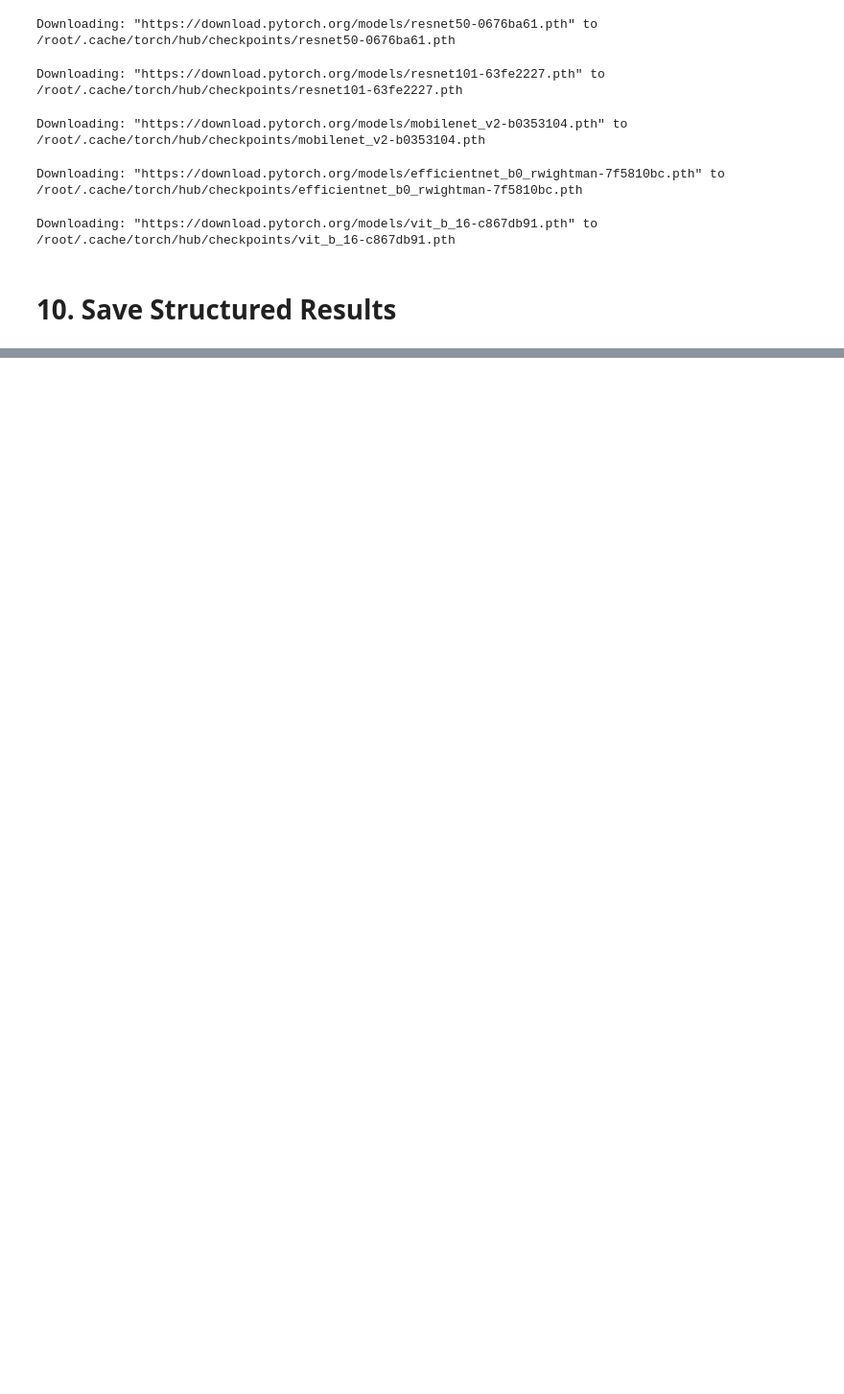
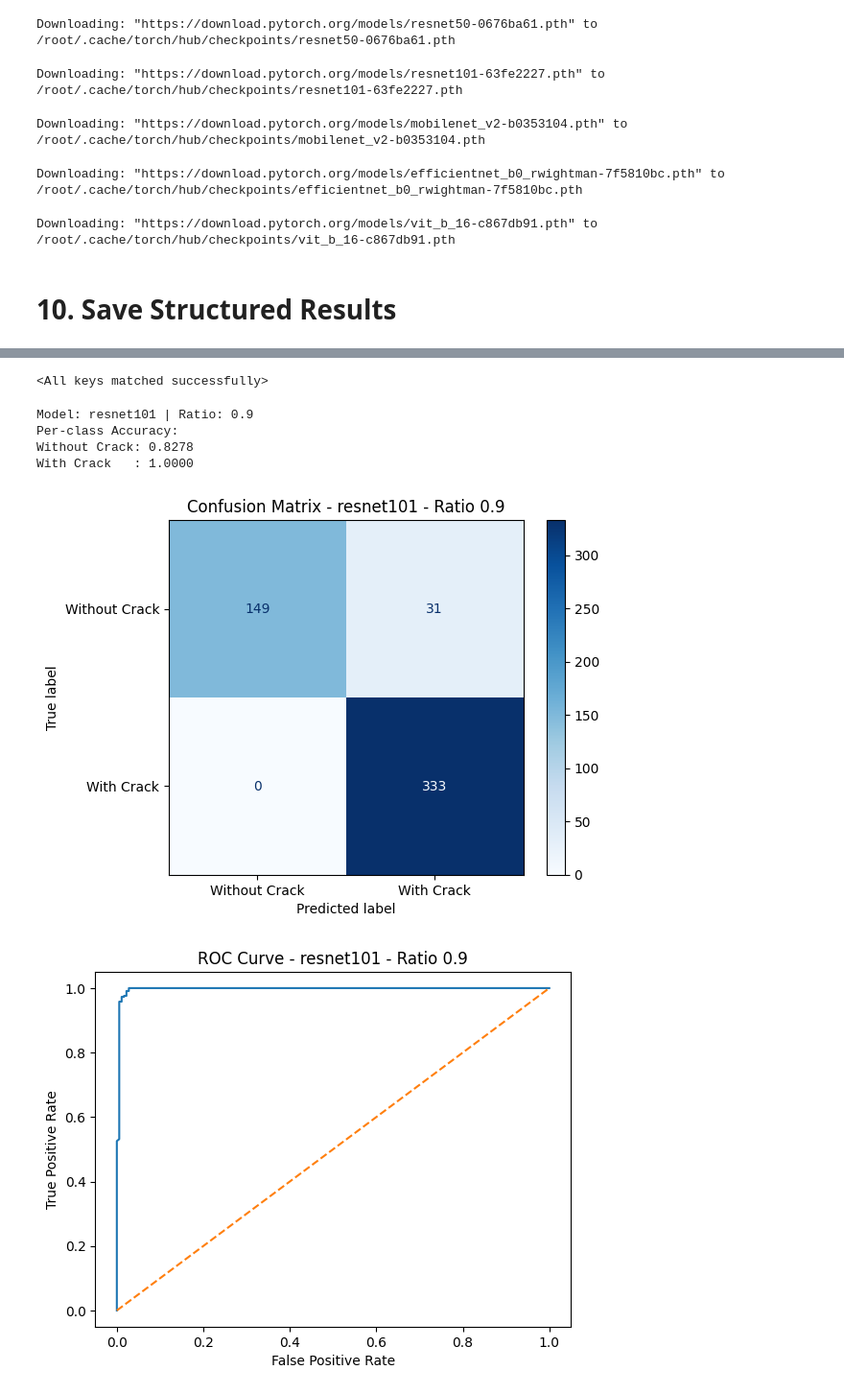
Before and after one commit to saifewu/2026.1.CSE475, a Jupyter notebook: Mini Project/task-2-supervised-baselines.ipynb, the cells around one changed output, grey strips where cells are left out. Shown: that part at 96% size. Saved outputs shown, nothing was run; the diff lists cells and outputs as text; code cells hidden in the pictures; blank space fills up the shorter version.

```diff
--- a/Mini Project/task-2-supervised-baselines.ipynb
+++ b/Mini Project/task-2-supervised-baselines.ipynb
@@ -261,0 +405,4 @@ results_df.sort_values("roc_auc", ascending=False).head()
+# %%
+gflops_dict = {}
+for model_name in ["resnet50","resnet101","mobilenet_v2","efficientnet_b0","vit_b_16"]:
+    gflops_dict[model_name] = compute_gflops(model_name)
@@ -261,0 +427,2 @@ results_df.sort_values("roc_auc", ascending=False).head()
+# %%
+results_df["gflops"] = results_df["model"].map(gflops_dict)
@@ -261,0 +449,7 @@ results_df.sort_values("roc_auc", ascending=False).head()
+# %%
+best_row = results_df.sort_values("roc_auc", ascending=False).iloc[0]
+best_model = best_row["model"]
+best_ratio = best_row["ratio"]
+
+print("Best Supervised Baseline:")
+print(best_row)
@@ -261,0 +473,18 @@ results_df.sort_values("roc_auc", ascending=False).head()
+# %%
+model = get_model(best_model)
+model.load_state_dict(torch.load(
+    f"/kaggle/working/{best_model}_{best_ratio}_best.pth"
+))
+# %% [output]
+<All keys matched successfully>
+# %%
+generate_confusion_and_class_accuracy(model, test_loader, best_model, best_ratio)
+generate_roc_curve(model, test_loader, best_model, best_ratio)
+plot_learning_curves(best_row["learning_logs"], best_model, best_ratio)
+# %% [output]
+Model: resnet101 | Ratio: 0.9
+Per-class Accuracy:
+Without Crack: 0.8278
+With Crack   : 1.0000
+[figure, added]
+[figure, added]
```
Also changed, not shown: parts of 21 cells of this notebook.
